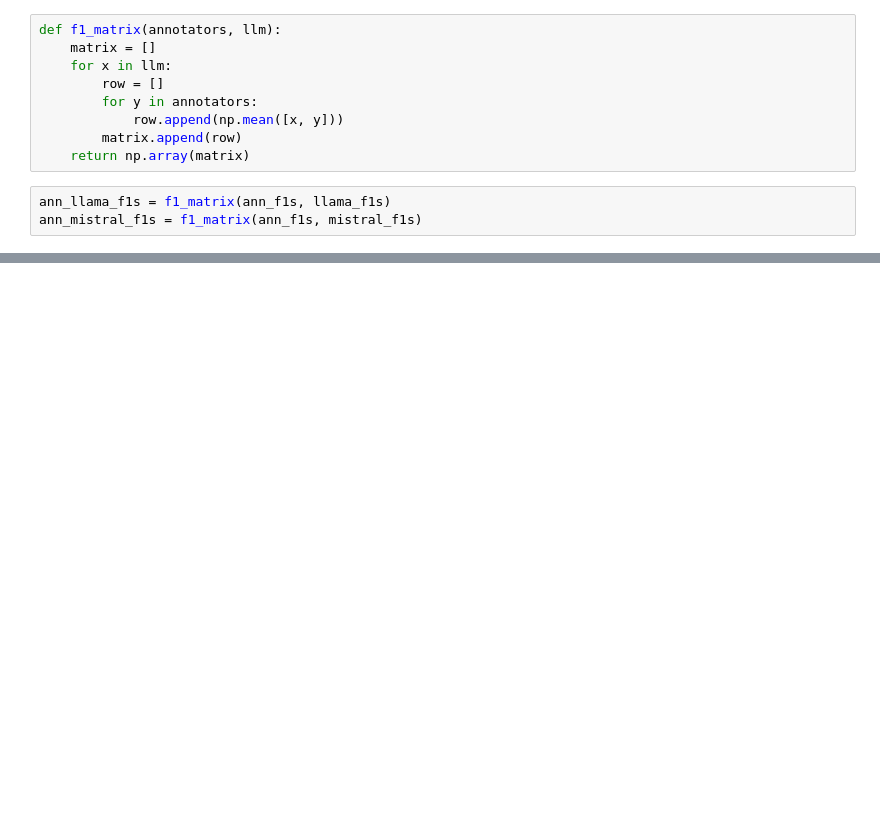
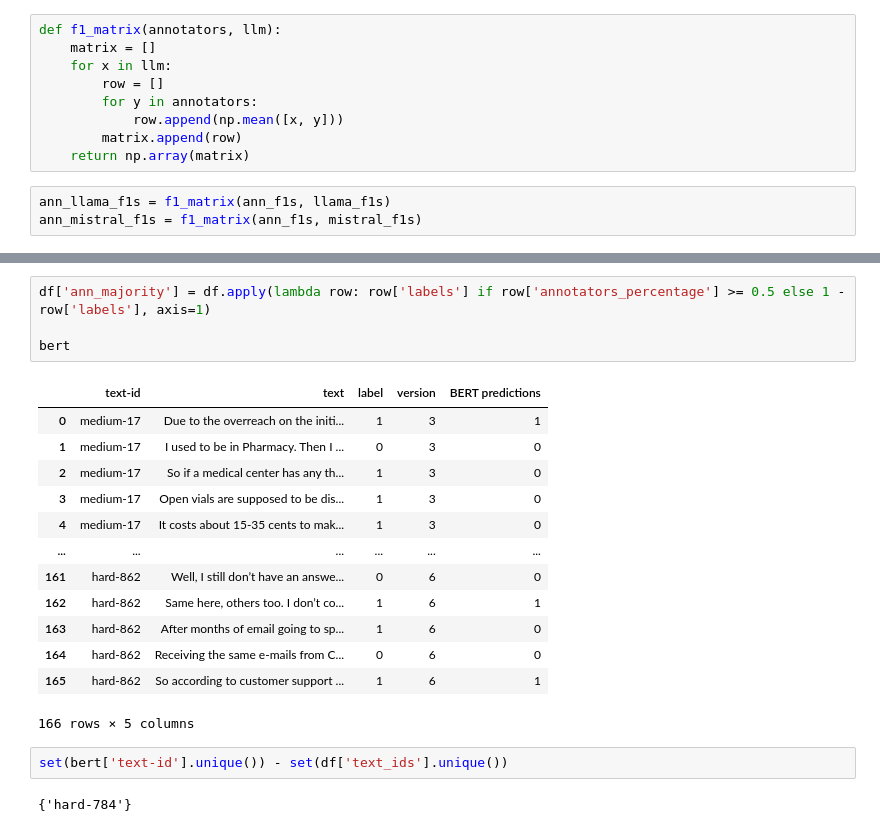
Before and after one commit to bnikolic2/Author-Style-Detection, a Jupyter notebook: SCS-graphs/visualization.ipynb, the cells around one changed output, grey strips where cells are left out. Saved outputs shown, nothing was run; the diff lists cells and outputs as text; blank space fills up the shorter version.

```diff
--- a/SCS-graphs/visualization.ipynb
+++ b/SCS-graphs/visualization.ipynb
@@ -139,0 +223,22 @@ plot_matrix(ann_mistral_matrix, ann_mistral_f1s, 'Mistral')
+# %%
+df['ann_majority'] = df.apply(lambda row: row['labels'] if row['annotators_percentage'] >= 0.5 else 1 - row['labels'], axis=1)
+
+bert
+# %% [output]
+|  | text-id | text | label | version | BERT predictions |
+| 0 | medium-17 | Due to the overreach on the initi... | 1 | 3 | 1 |
+| 1 | medium-17 | I used to be in Pharmacy. Then I ... | 0 | 3 | 0 |
+| 2 | medium-17 | So if a medical center has any th... | 1 | 3 | 0 |
+| 3 | medium-17 | Open vials are supposed to be dis... | 1 | 3 | 0 |
+| 4 | medium-17 | It costs about 15-35 cents to mak... | 1 | 3 | 0 |
+| ... | ... | ... | ... | ... | ... |
+| 161 | hard-862 | Well, I still don’t have an answe... | 0 | 6 | 0 |
+| 162 | hard-862 | Same here, others too. I don’t co... | 1 | 6 | 1 |
+| 163 | hard-862 | After months of email going to sp... | 1 | 6 | 0 |
+| 164 | hard-862 | Receiving the same e-mails from C... | 0 | 6 | 0 |
+| 165 | hard-862 | So according to customer support ... | 1 | 6 | 1 |
+166 rows × 5 columns
+# %%
+set(bert['text-id'].unique()) - set(df['text_ids'].unique())
+# %% [output]
+{'hard-784'}
```
Also changed, not shown: parts of 16 cells of this notebook.
